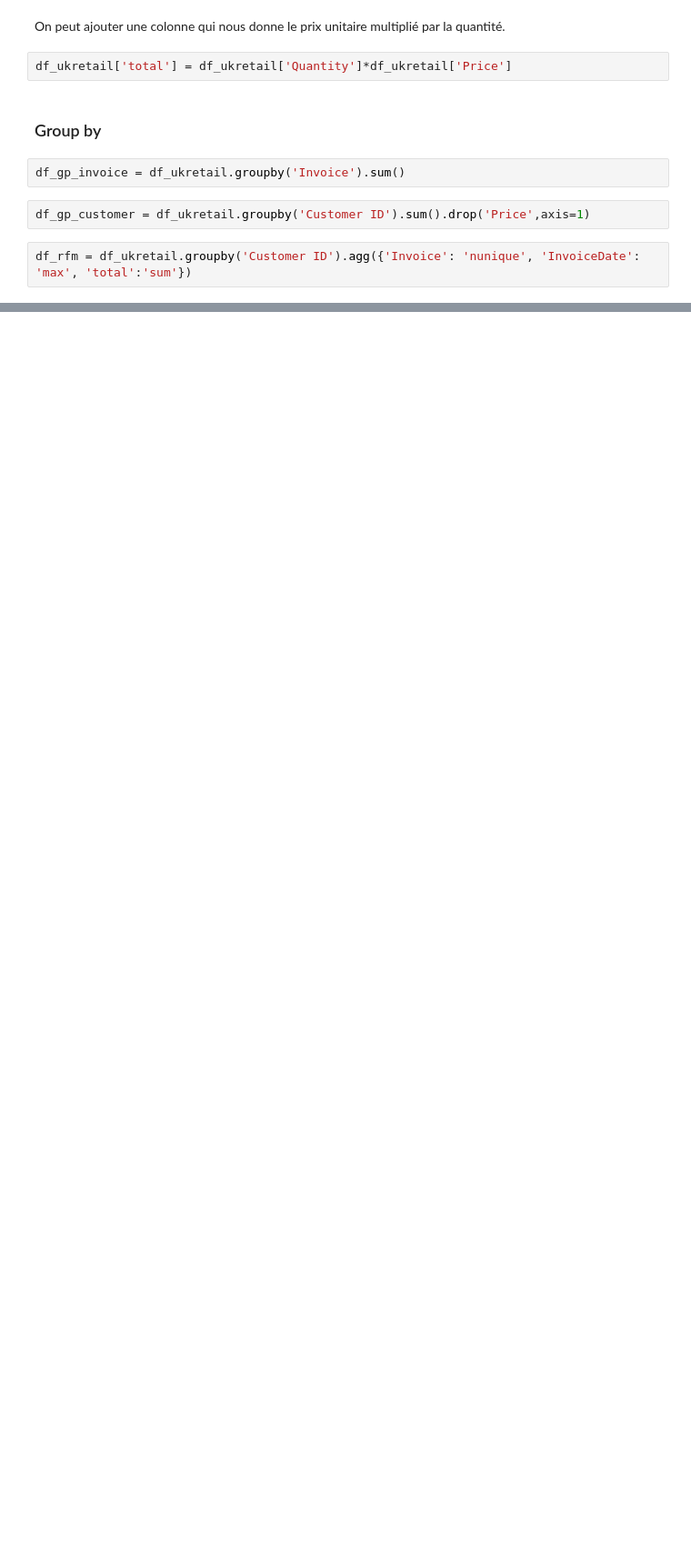
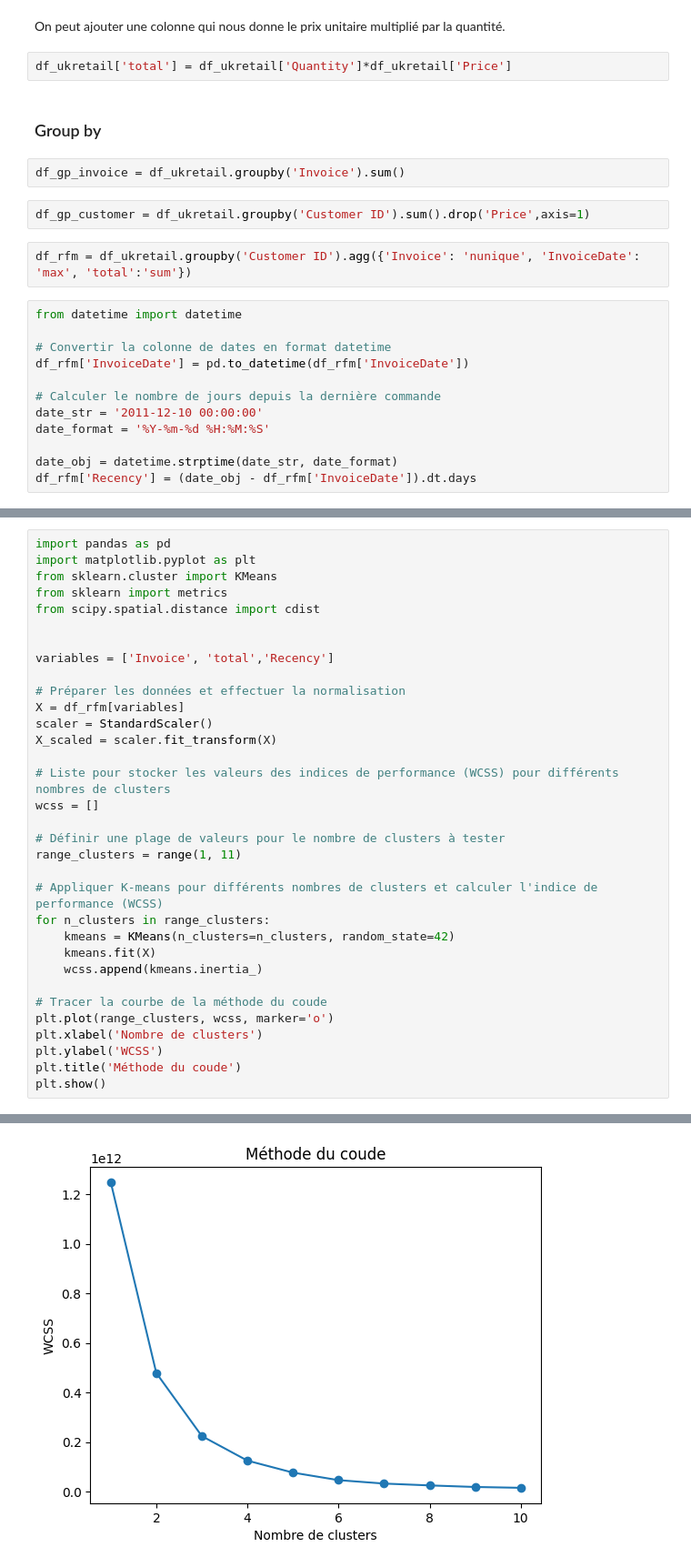
Before and after one commit to Manonp59/uk-retail, a Jupyter notebook: analyse.ipynb, the cells around one changed output, grey strips where cells are left out. Shown: that part at 91% size. Cells and saved outputs as stored; diff of their text form; blank space fills up the shorter version.

```diff
--- a/analyse.ipynb
+++ b/analyse.ipynb
@@ -192,3 +192,15 @@ df_gp_invoice = df_ukretail.groupby('Invoice').sum()
 df_gp_customer = df_ukretail.groupby('Customer ID').sum().drop('Price',axis=1)
 # %%
 df_rfm = df_ukretail.groupby('Customer ID').agg({'Invoice': 'nunique', 'InvoiceDate': 'max', 'total':'sum'})
+# %%
+from datetime import datetime
+
+# Convertir la colonne de dates en format datetime
+df_rfm['InvoiceDate'] = pd.to_datetime(df_rfm['InvoiceDate'])
+
+# Calculer le nombre de jours depuis la dernière commande
+date_str = '2011-12-10 00:00:00'
+date_format = '%Y-%m-%d %H:%M:%S'
+
+date_obj = datetime.strptime(date_str, date_format)
+df_rfm['Recency'] = (date_obj - df_rfm['InvoiceDate']).dt.days
@@ -194,0 +242,34 @@ df_rfm = df_ukretail.groupby('Customer ID').agg({'Invoice': 'nunique', 'InvoiceD
+# %%
+import pandas as pd
+import matplotlib.pyplot as plt
+from sklearn.cluster import KMeans
+from sklearn import metrics
+from scipy.spatial.distance import cdist
+
+
+variables = ['Invoice', 'total','Recency']
+
+# Préparer les données et effectuer la normalisation
+X = df_rfm[variables]
+scaler = StandardScaler()
+X_scaled = scaler.fit_transform(X)
+
+# Liste pour stocker les valeurs des indices de performance (WCSS) pour différents nombres de clusters
+wcss = []
+
+# Définir une plage de valeurs pour le nombre de clusters à tester
+range_clusters = range(1, 11)
+
+# Appliquer K-means pour différents nombres de clusters et calculer l'indice de performance (WCSS)
+for n_clusters in range_clusters:
+    kmeans = KMeans(n_clusters=n_clusters, random_state=42)
+    kmeans.fit(X)
+    wcss.append(kmeans.inertia_)
+
+# Tracer la courbe de la méthode du coude
+plt.plot(range_clusters, wcss, marker='o')
+plt.xlabel('Nombre de clusters')
+plt.ylabel('WCSS')
+plt.title('Méthode du coude')
+plt.show()
+# %% [output]
@@ -194,0 +293 @@ df_rfm = df_ukretail.groupby('Customer ID').agg({'Invoice': 'nunique', 'InvoiceD
+[figure, added]
```
Also changed, not shown: parts of 5 cells of this notebook.
